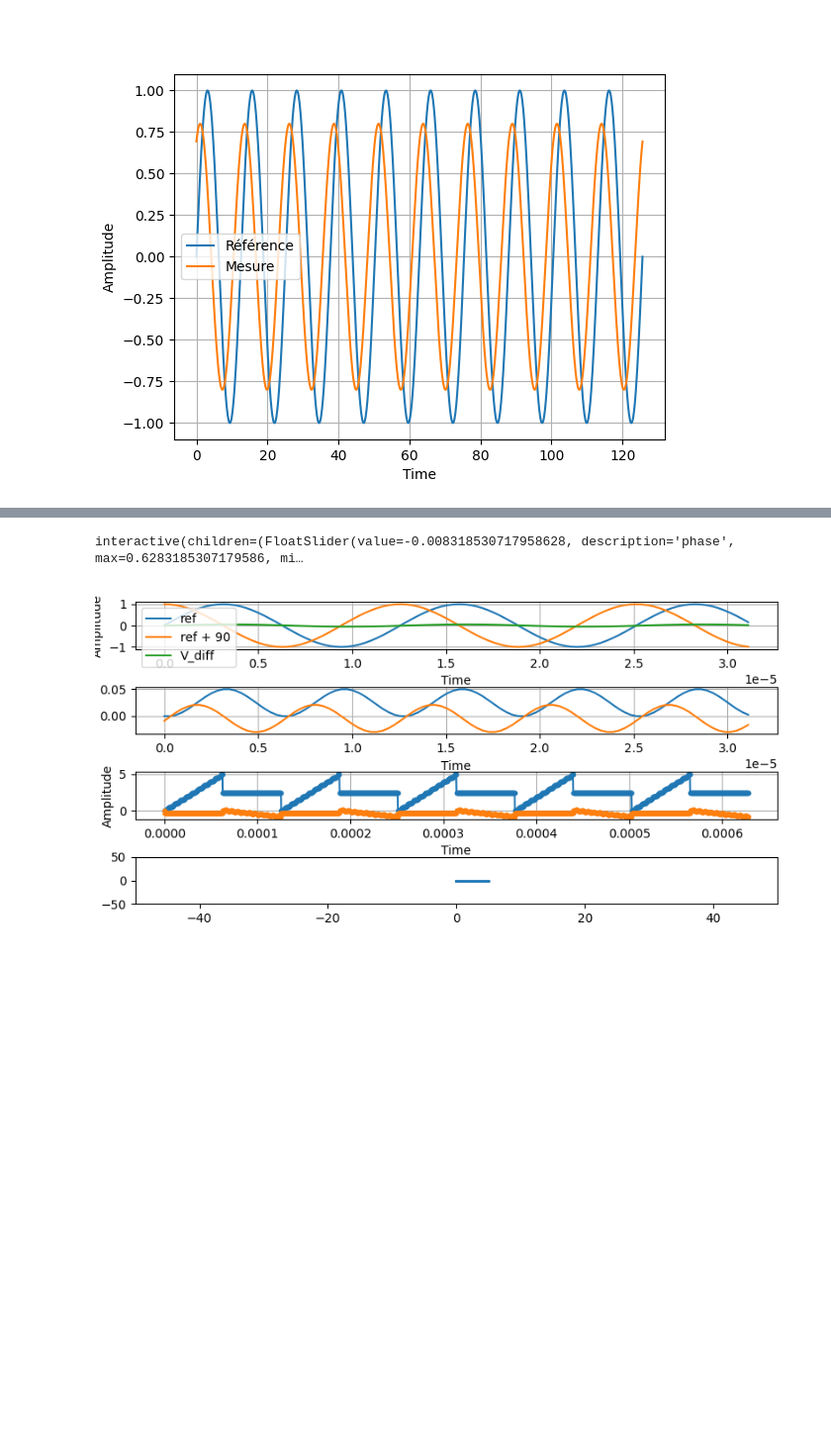
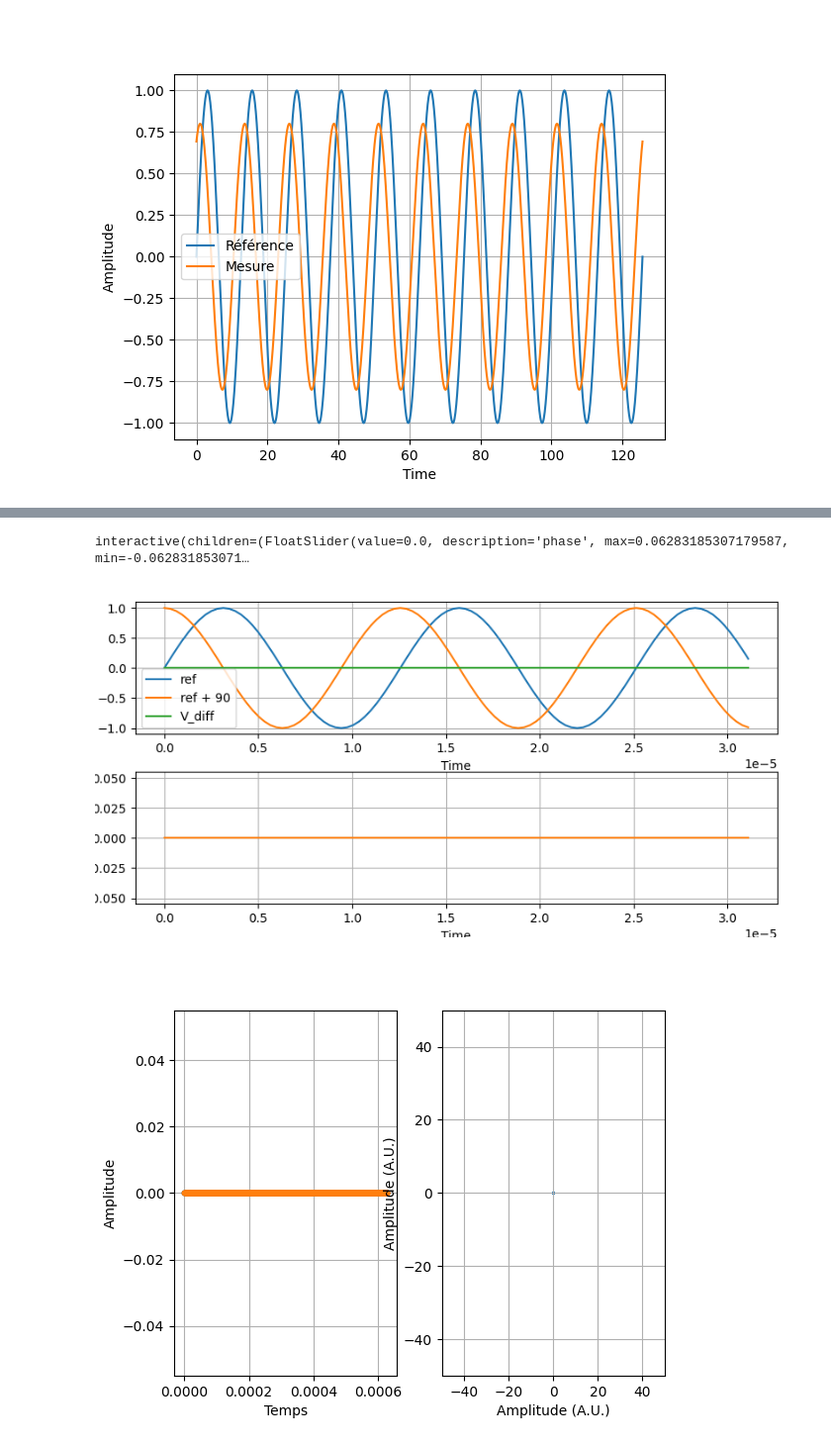
Before and after one commit to sapar82/NDT, a Jupyter notebook: simulation_Eddy.ipynb, the cells around one changed output, grey strips where cells are left out. Shown: that part at 99% size. Saved outputs shown, nothing was run; the diff lists cells and outputs as text; code cells hidden in the pictures; blank space fills up the shorter version.

```diff
--- a/simulation_Eddy.ipynb
+++ b/simulation_Eddy.ipynb
@@ -72,9 +72,10 @@ Un circuit de détection synchrone permet d'extraire la composante en phase avec
 La figure suivante montre le signal sortant de l'amplificateur différentiel ainsi que les deux signaux de référence déphasés.
 # %%
 t = np.linspace(0, 2000*np.pi*1e-6, 20000)
-fig, ax = plt.subplots(4, 1)
+fig, ax = plt.subplots(2, 1)
 fig.set_size_inches(8, 4)
 fig.tight_layout(pad=1.0)
+fig2, ax2 = plt.subplots(1, 2)
 
 from ipywidgets import interact
 
@@ -98,45 +99,50 @@ def integral(signal, period, index = 0):
         return integral
 
 
-@interact(amplitude=(0.9, 1.2, 0.01), phase=(-np.pi/5, np.pi/5, 0.02))
-def plot_graphs(phase, amplitude):
-    for i in range(4):
+@interact(amplitude=(0.95, 1.05, 0.01), phase=(-np.pi/50, np.pi/50, 0.01))
+def plot_graphs(phase=0, amplitude=1.):
+    for i in range(2):
         ax[i].cla()
     freq = 0.5*1e6
     x = np.sin(freq * t)
     x_90 = np.sin(freq * t + np.pi/2)
     y = amplitude*np.sin(freq * t + phase)
     diff = y - x
 
     ax[0].plot(t[:100], x[:100], label='ref')
     ax[0].plot(t[:100], x_90[:100], label = 'ref + 90')
     ax[0].plot(t[:100], diff[:100], label='V_diff')
     ax[0].set_xlabel('Time')
     ax[0].set_ylabel('Amplitude')
     ax[0].grid(True)
     ax[0].legend()
 
     lock_in1 = diff * x
     lock_in2 = diff * x_90
     ax[1].plot(t[:100], lock_in1[:100], label='V_diff * ref')
     ax[1].plot(t[:100], lock_in2[:100], label='V_diff * ref + 90')
     ax[1].set_xlabel('Time')
     ax[1].set_ylabel('Amplitude')
     ax[1].grid(True)
 
-
+    ax2[0].cla()
+    ax2[1].cla()
 
 
     X = integral(lock_in1, 200, index = 1)[:len(t)//10]
     Y = integral(lock_in2, 200)[:len(t)//10]
-    ax[2].plot(t[:len(t)//10], X, label='integral(V_diff * ref)', marker='.')
-    ax[2].plot(t[:len(t)//10], Y, label='integral(V_diff * ref + 90)', marker='.')
-    ax[2].set_xlabel('Time')
-    ax[2].set_ylabel('Amplitude')
-    ax[2].grid(True)
-    ax[3].scatter(X, Y, label='X vs Y', marker='.', s=1)
-    ax[3].set_xlim(-50, 50)
-    ax[3].set_ylim(-50, 50)
+    ax2[0].plot(t[:len(t)//10], X, label='integral(V_diff * ref)', marker='.')
+    ax2[0].plot(t[:len(t)//10], Y, label='integral(V_diff * ref + 90)', marker='.')
+    ax2[0].set_xlabel('Temps')
+    ax2[0].set_ylabel('Amplitude')
+    ax2[0].grid(True)
+    ax2[1].scatter(X, Y, label='X vs Y', marker='.', s=1)
+    ax2[1].set_xlim(-50, 50)
+    ax2[1].set_ylim(-50, 50)
+    ax2[1].grid()
+    ax2[1].set_xlabel('Amplitude (A.U.)')
+    ax2[1].set_ylabel('Amplitude (A.U.)')
 # %% [output]
-interactive(children=(FloatSlider(value=-0.008318530717958628, description='phase', max=0.6283185307179586, mi…
+interactive(children=(FloatSlider(value=0.0, description='phase', max=0.06283185307179587, min=-0.062831853071…
-[figure, old version]
+[figure, new version]
+[figure, added]
```
Also changed, not shown: 5 other files.
